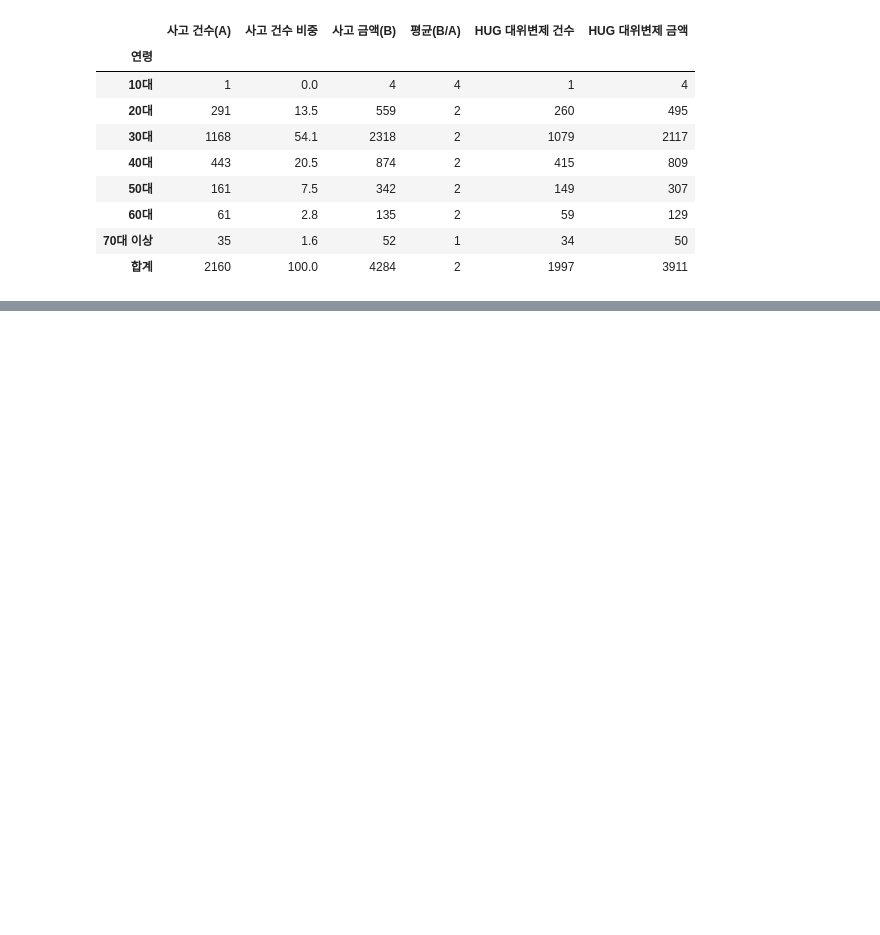
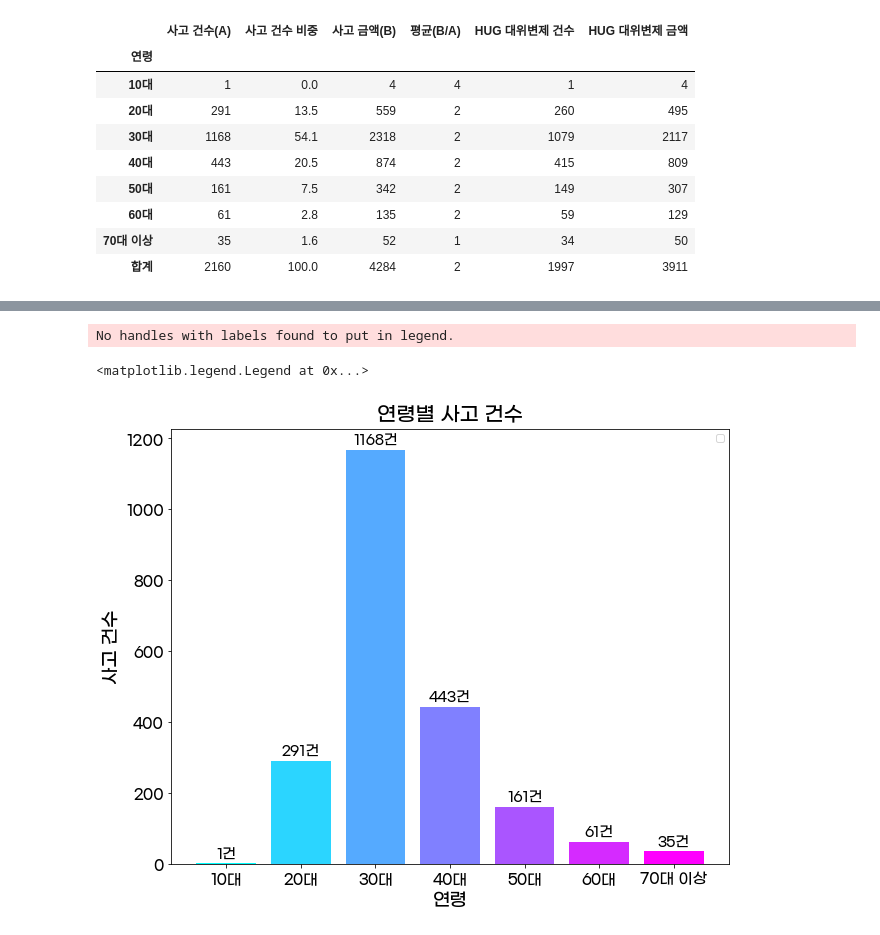
Before and after one commit to Minah-Seong/Project_Can, a Jupyter notebook: 전세보증금반환보증 사고건수_피해액.ipynb, the cells around one changed output, grey strips where cells are left out. Drawn from its saved outputs; the diff is of its cells as text; code cells hidden in the pictures; blank space fills up the shorter version.

```diff
--- a/전세보증금반환보증 사고건수_피해액.ipynb
+++ b/전세보증금반환보증 사고건수_피해액.ipynb
@@ -101,0 +103,24 @@ plt.show()
+# %%
+fig = plt.figure(figsize=(10,8)) ## 캔버스 생성
+fig.set_facecolor('white')
+ax = fig.add_subplot()
+
+bar1 = ax.bar(df.index, df['사고 건수(A)'], color=mycolor)
+bar1 = bar1[0]
+
+ax.set_title('연령별 사고 건수',size=20, pad=10)
+
+
+ax.set_xticklabels(labels=df.index, fontsize=15)
+ax.set_yticklabels(np.arange(0,1400,200), fontsize=15)
+ax.set_xlabel('연령', fontsize = 18)
+ax.set_ylabel('사고 건수', fontsize = 18)
+
+for x,y in enumerate(df['사고 건수(A)']):
+    ax.text(x,y+15,f'{y}건',ha='center',fontsize=14)
+
+ax.legend(loc='best')
+# %% [output]
+No handles with labels found to put in legend.
+<matplotlib.legend.Legend at 0x...>
+[figure, added]
```
Also changed, not shown: parts of 1 cell of this notebook, 2 other files.
